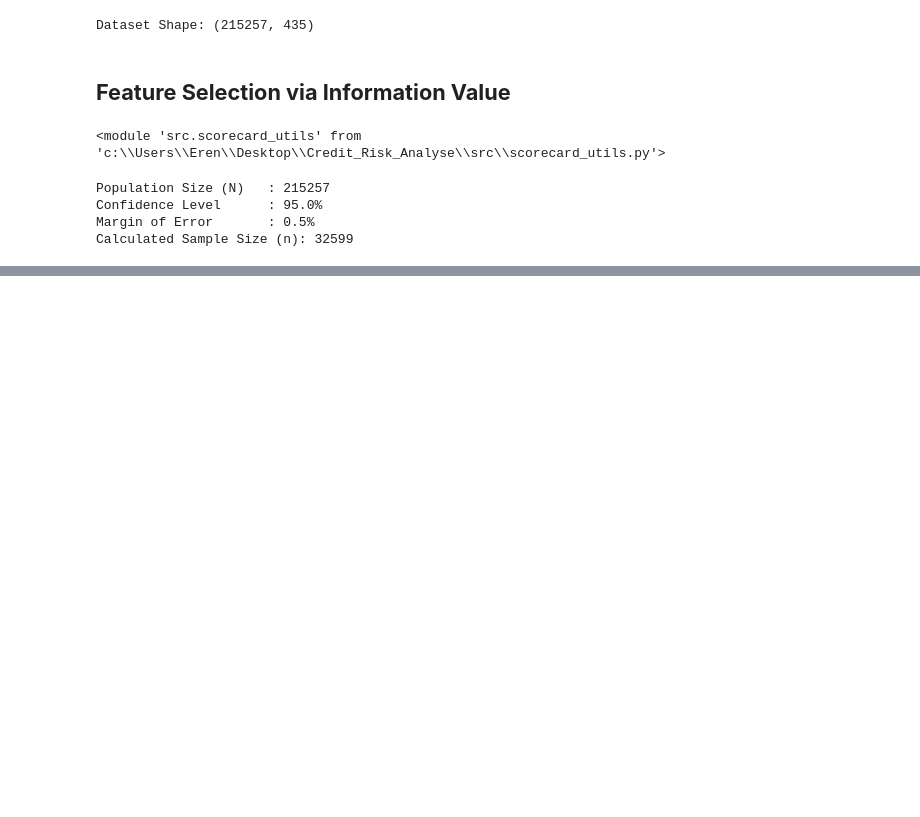
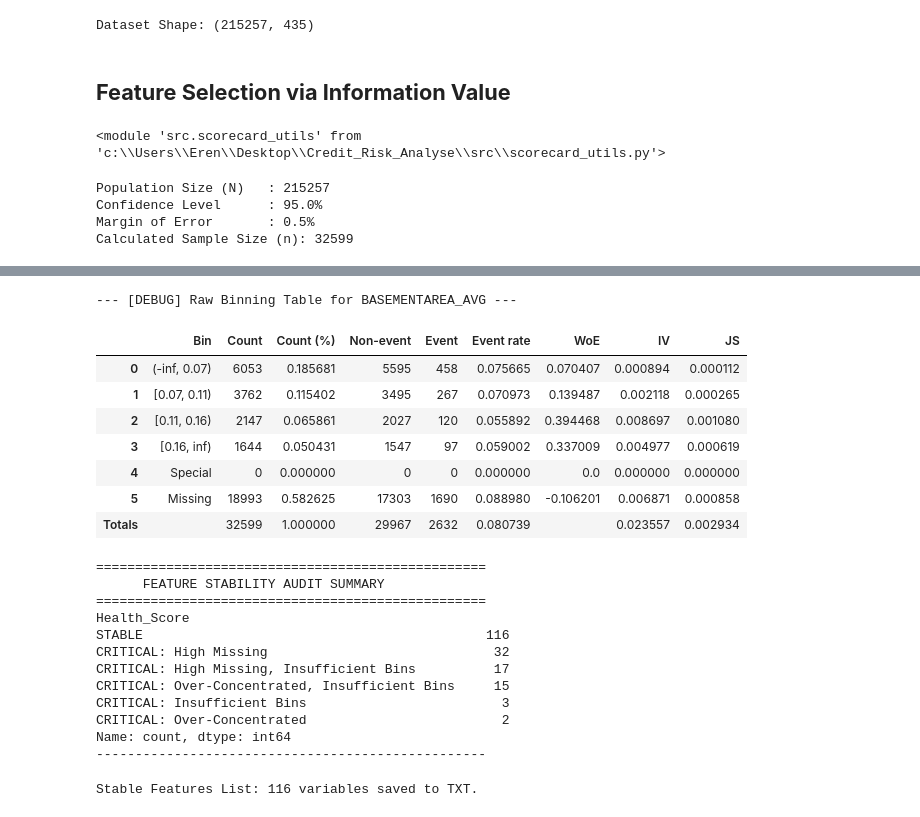
Before and after one commit to ErenReyhanlioglu/Credit_Risk_Analysis, a Jupyter notebook: notebooks/02_feature_selection_and_binning.ipynb, the cells around one changed output, grey strips where cells are left out. Drawn from its saved outputs; the diff is of its cells as text; code cells hidden in the pictures; blank space fills up the shorter version.

```diff
--- a/notebooks/02_feature_selection_and_binning.ipynb
+++ b/notebooks/02_feature_selection_and_binning.ipynb
@@ -54,0 +208,54 @@ display(iv_report.head(15))
+# %%
+import importlib
+import src.scorecard_utils as scorecard_utils
+importlib.reload(scorecard_utils)
+
+df_health = scorecard_utils.run_feature_health_check(binning_results)
+
+test_col = selected_features[0]
+test_bt = binning_results[test_col].binning_table.build()
+
+print(f"--- [DEBUG] Raw Binning Table for {test_col} ---")
+display(test_bt)
+
+critical_list = scorecard_utils.get_health_summary(df_health)
+# %% [output]
+--- [DEBUG] Raw Binning Table for BASEMENTAREA_AVG ---
+|  | Bin | Count | Count (%) | Non-event | Event | Event rate | WoE | IV | JS |
+| 0 | (-inf, 0.07) | 6053 | 0.185681 | 5595 | 458 | 0.075665 | 0.070407 | 0.000894 | 0.000112 |
+| 1 | [0.07, 0.11) | 3762 | 0.115402 | 3495 | 267 | 0.070973 | 0.139487 | 0.002118 | 0.000265 |
+| 2 | [0.11, 0.16) | 2147 | 0.065861 | 2027 | 120 | 0.055892 | 0.394468 | 0.008697 | 0.001080 |
+| 3 | [0.16, inf) | 1644 | 0.050431 | 1547 | 97 | 0.059002 | 0.337009 | 0.004977 | 0.000619 |
+| 4 | Special | 0 | 0.000000 | 0 | 0 | 0.000000 | 0.0 | 0.000000 | 0.000000 |
+| 5 | Missing | 18993 | 0.582625 | 17303 | 1690 | 0.088980 | -0.106201 | 0.006871 | 0.000858 |
+| Totals |  | 32599 | 1.000000 | 29967 | 2632 | 0.080739 |  | 0.023557 | 0.002934 |
+==================================================
+      FEATURE STABILITY AUDIT SUMMARY
+==================================================
+Health_Score
+STABLE                                            116
+CRITICAL: High Missing                             32
+CRITICAL: High Missing, Insufficient Bins          17
+CRITICAL: Over-Concentrated, Insufficient Bins     15
+CRITICAL: Insufficient Bins                         3
+CRITICAL: Over-Concentrated                         2
+Name: count, dtype: int64
+--------------------------------------------------
+# %%
+import pandas as pd
+
+stable_txt_path = '../data/processed/stable_features_v1.txt'
+stable_csv_path = '../data/processed/train_woe_stable_116.csv'
+
+final_stable_features = df_health[df_health["Health_Score"] == "STABLE"]["Feature"].tolist()
+
+with open(stable_txt_path, 'w') as f:
+    for feature in final_stable_features:
+        f.write(f"{feature}\n")
+
+train_woe_filtered = train_woe[final_stable_features + ['TARGET']]
+train_woe_filtered.to_csv(stable_csv_path, index=False)
+
+print(f"Stable Features List: {len(final_stable_features)} variables saved to TXT.")
+# %% [output]
+Stable Features List: 116 variables saved to TXT.
```
Also changed, not shown: parts of 10 cells of this notebook, 1 other file.
